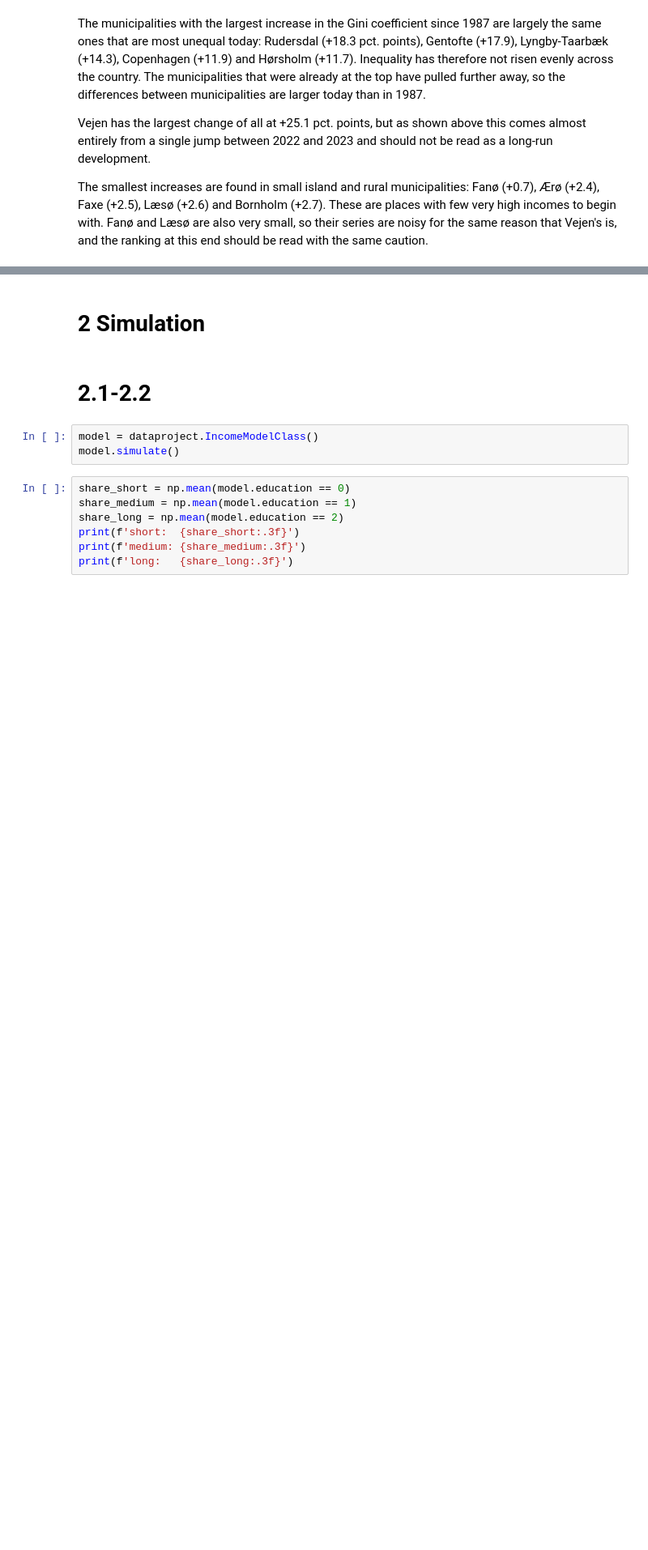
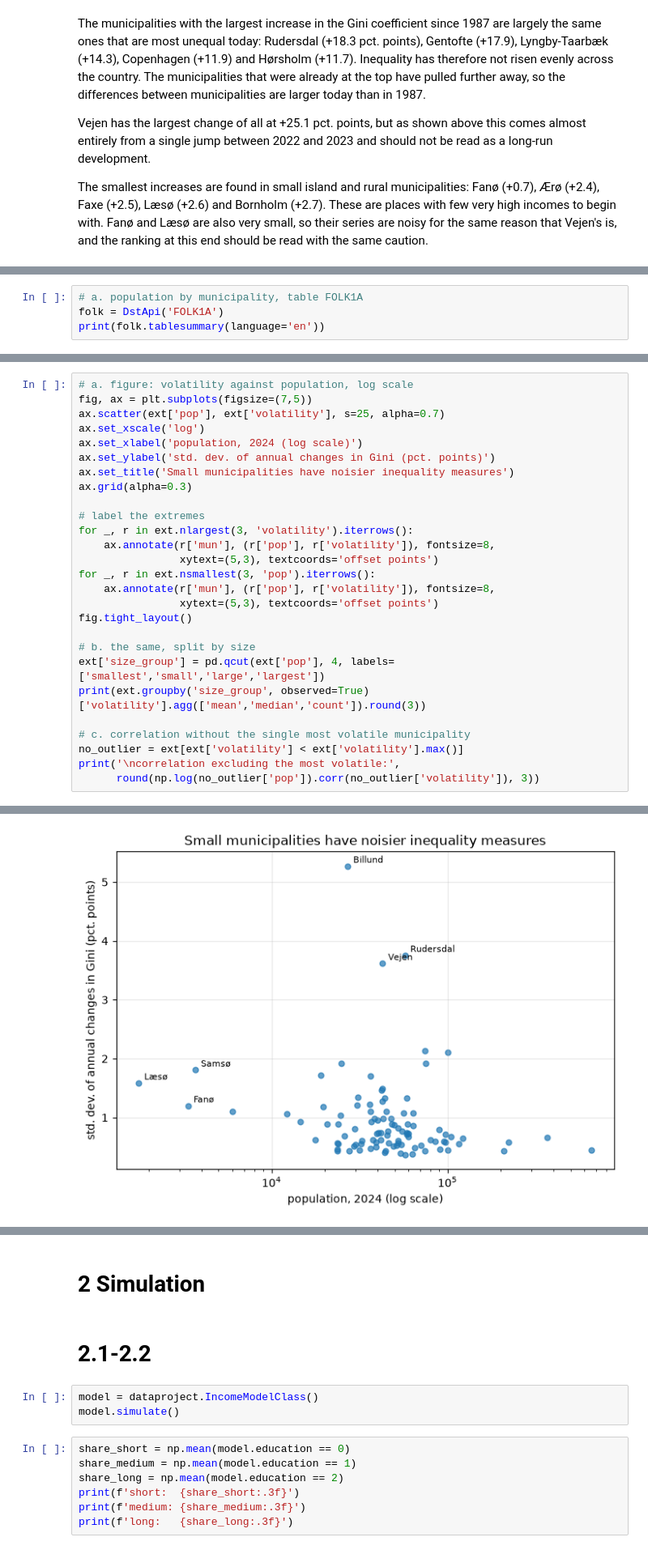
Before and after one commit to NumEconCopenhagen/projects-2025-jvb, a Jupyter notebook: 01_dataproject/DataProject26.ipynb, the cells around one changed output, grey strips where cells are left out. Shown at 81% size. Drawn from its saved outputs; the diff is of its cells as text; blank space fills up the shorter version.

```diff
--- a/01_dataproject/DataProject26.ipynb
+++ b/01_dataproject/DataProject26.ipynb
@@ -435,0 +438,4 @@ The smallest increases are found in small island and rural municipalities: Fanø
+# %%
+# a. population by municipality, table FOLK1A
+folk = DstApi('FOLK1A')
+print(folk.tablesummary(language='en'))
@@ -435,0 +499,28 @@ The smallest increases are found in small island and rural municipalities: Fanø
+# %%
+# a. figure: volatility against population, log scale
+fig, ax = plt.subplots(figsize=(7,5))
+ax.scatter(ext['pop'], ext['volatility'], s=25, alpha=0.7)
+ax.set_xscale('log')
+ax.set_xlabel('population, 2024 (log scale)')
+ax.set_ylabel('std. dev. of annual changes in Gini (pct. points)')
+ax.set_title('Small municipalities have noisier inequality measures')
+ax.grid(alpha=0.3)
+
+# label the extremes
+for _, r in ext.nlargest(3, 'volatility').iterrows():
+    ax.annotate(r['mun'], (r['pop'], r['volatility']), fontsize=8,
+                xytext=(5,3), textcoords='offset points')
+for _, r in ext.nsmallest(3, 'pop').iterrows():
+    ax.annotate(r['mun'], (r['pop'], r['volatility']), fontsize=8,
+                xytext=(5,3), textcoords='offset points')
+fig.tight_layout()
+
+# b. the same, split by size
+ext['size_group'] = pd.qcut(ext['pop'], 4, labels=['smallest','small','large','largest'])
+print(ext.groupby('size_group', observed=True)['volatility'].agg(['mean','median','count']).round(3))
+
+# c. correlation without the single most volatile municipality
+no_outlier = ext[ext['volatility'] < ext['volatility'].max()]
+print('\ncorrelation excluding the most volatile:',
+      round(np.log(no_outlier['pop']).corr(no_outlier['volatility']), 3))
+# %% [output]
@@ -435,0 +535 @@ The smallest increases are found in small island and rural municipalities: Fanø
+[figure, added]
```
Also changed, not shown: parts of 8 cells of this notebook.
